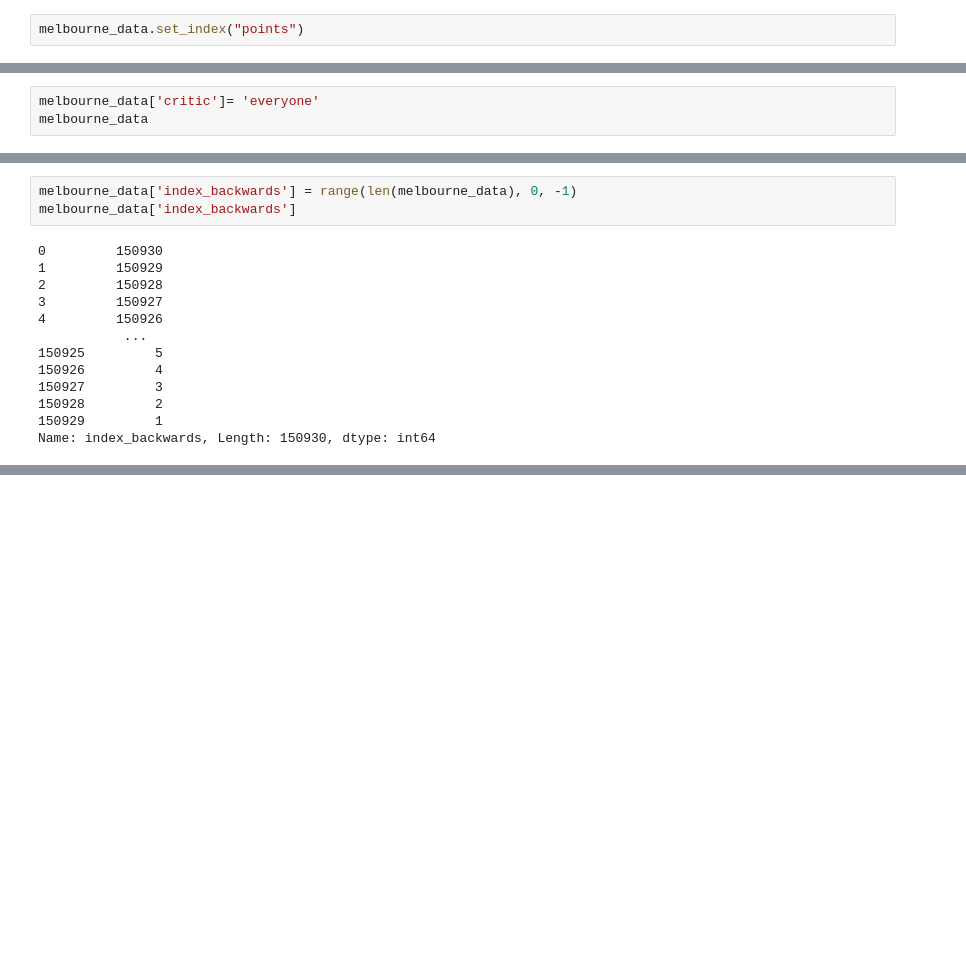
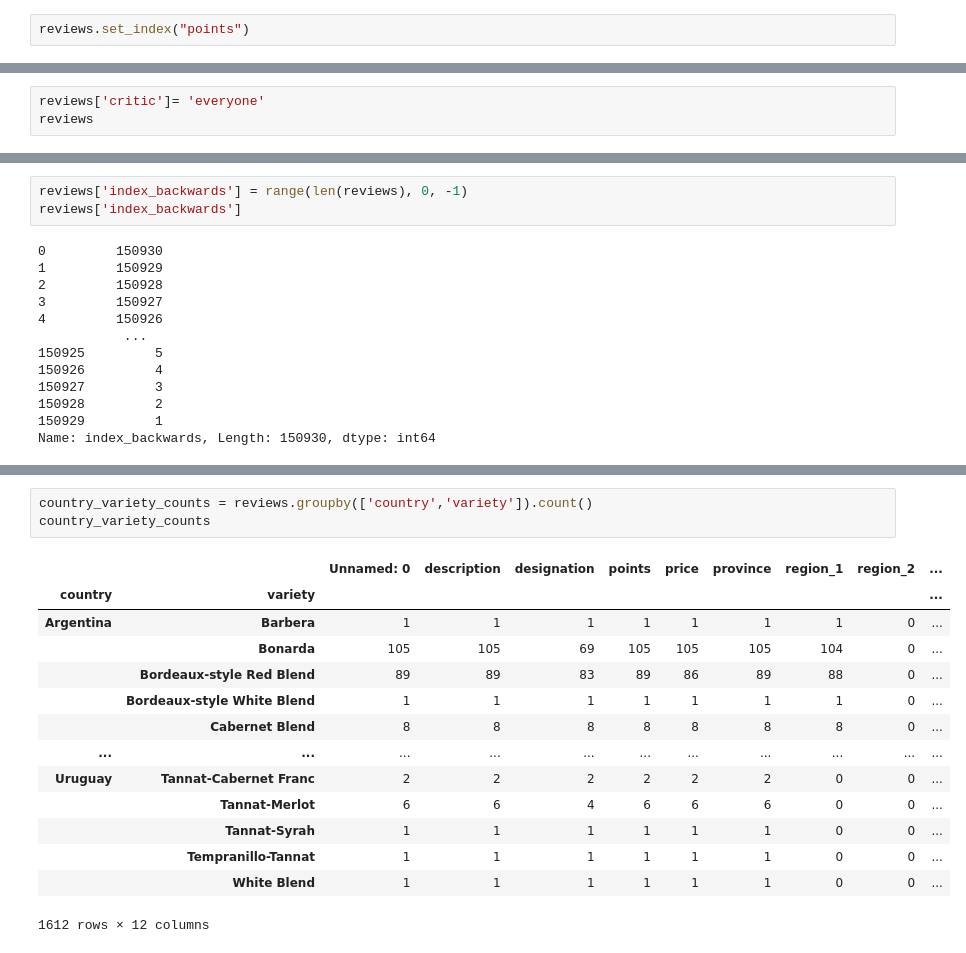
Before and after one commit to Abelehkoub/ai, a Jupyter notebook: Kagel/Phyton/pythonProject2/PandaIndexing.ipynb, the cells around one changed output, grey strips where cells are left out. Drawn from its saved outputs; the diff is of its cells as text; blank space fills up the shorter version.

```diff
--- a/Kagel/Phyton/pythonProject2/PandaIndexing.ipynb
+++ b/Kagel/Phyton/pythonProject2/PandaIndexing.ipynb
@@ -46,7 +46,7 @@ melbourne_data.loc[0:10]
 | 9 | 9 | US | The producer sources from two blo... | Gap's Crown Vineyard | 95 | 60.0 | California | Sonoma Coast | Sonoma | ... |
 | 10 | 10 | Italy | Elegance, complexity and structur... | Ronco della Chiesa | 95 | 80.0 | Northeastern Italy | Collio | NaN | ... |
 # %%
-melbourne_data.set_index("points")
+reviews.set_index("points")
 # %% [output]
 |  | Unnamed: 0 | country | description | designation | price | province | region_1 | region_2 | variety | ... |
 | points |  |  |  |  |  |  |  |  |  | ... |
@@ -111,8 +111,8 @@ melbourne_data.loc[melbourne_data.country.isin(['US','Spain'])]
 | 150916 | 150916 | US | An impressive wine that presents ... | J. Schram | 93 | 65.0 | California | Napa Valley | Napa | ... |
 70665 rows × 11 columns
 # %%
-melbourne_data['critic']= 'everyone'
-melbourne_data
+reviews['critic']= 'everyone'
+reviews
 # %% [output]
 |  | Unnamed: 0 | country | description | designation | points | price | province | region_1 | region_2 | ... |
 | 0 | 0 | US | This tremendous 100% varietal win... | Martha's Vineyard | 96 | 235.0 | California | Napa Valley | Napa | ... |
@@ -128,8 +128,8 @@ melbourne_data
 | 150929 | 150929 | Italy | More Pinot Grigios should taste l... | NaN | 90 | 15.0 | Northeastern Italy | Alto Adige | NaN | ... |
 150930 rows × 12 columns
 # %%
-melbourne_data['index_backwards'] = range(len(melbourne_data), 0, -1)
-melbourne_data['index_backwards']
+reviews['index_backwards'] = range(len(reviews), 0, -1)
+reviews['index_backwards']
 # %% [output]
 0         150930
 1         150929
@@ -145,0 +296,18 @@ Name: index_backwards, Length: 150930, dtype: int64
+# %%
+country_variety_counts = reviews.groupby(['country','variety']).count()
+country_variety_counts
+# %% [output]
+|  |  | Unnamed: 0 | description | designation | points | price | province | region_1 | region_2 | ... |
+| country | variety |  |  |  |  |  |  |  |  | ... |
+| Argentina | Barbera | 1 | 1 | 1 | 1 | 1 | 1 | 1 | 0 | ... |
+|  | Bonarda | 105 | 105 | 69 | 105 | 105 | 105 | 104 | 0 | ... |
+|  | Bordeaux-style Red Blend | 89 | 89 | 83 | 89 | 86 | 89 | 88 | 0 | ... |
+|  | Bordeaux-style White Blend | 1 | 1 | 1 | 1 | 1 | 1 | 1 | 0 | ... |
+|  | Cabernet Blend | 8 | 8 | 8 | 8 | 8 | 8 | 8 | 0 | ... |
+| ... | ... | ... | ... | ... | ... | ... | ... | ... | ... | ... |
+| Uruguay | Tannat-Cabernet Franc | 2 | 2 | 2 | 2 | 2 | 2 | 0 | 0 | ... |
+|  | Tannat-Merlot | 6 | 6 | 4 | 6 | 6 | 6 | 0 | 0 | ... |
+|  | Tannat-Syrah | 1 | 1 | 1 | 1 | 1 | 1 | 0 | 0 | ... |
+|  | Tempranillo-Tannat | 1 | 1 | 1 | 1 | 1 | 1 | 0 | 0 | ... |
+|  | White Blend | 1 | 1 | 1 | 1 | 1 | 1 | 0 | 0 | ... |
+1612 rows × 12 columns
```
Also changed, not shown: parts of 25 cells of this notebook, 4 other files.
